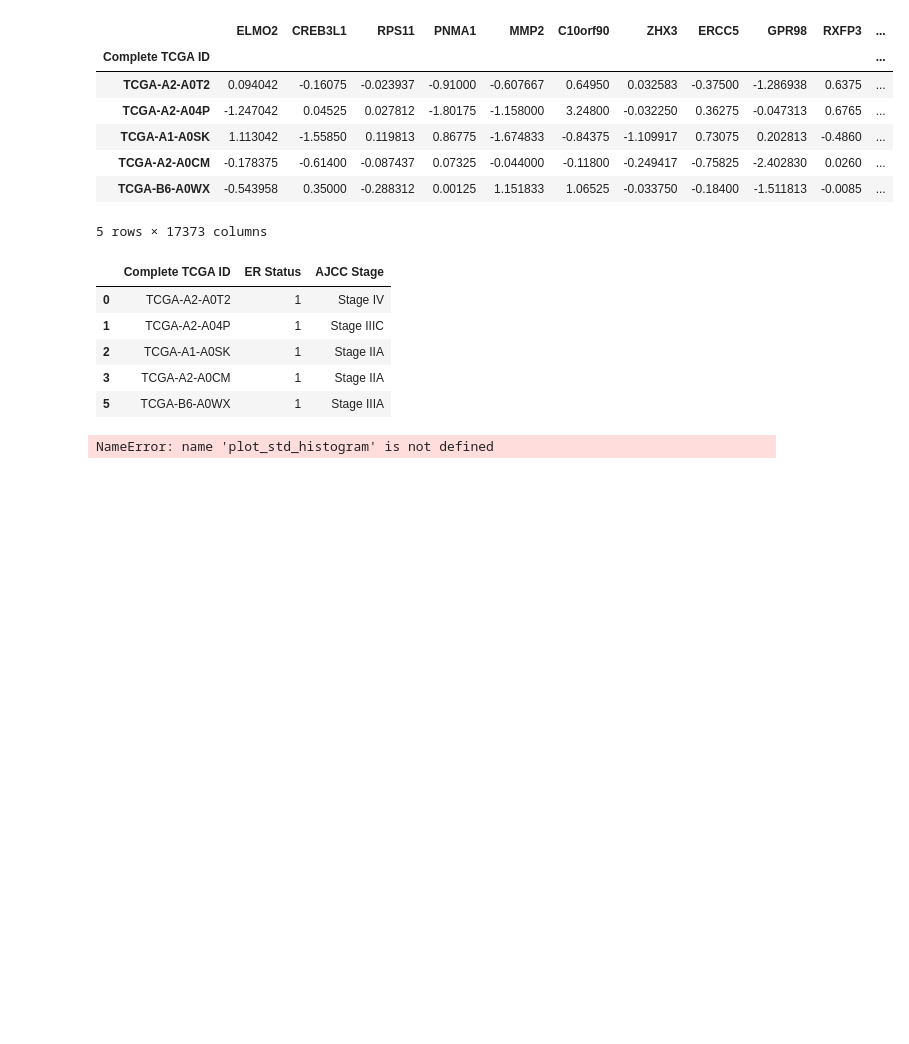
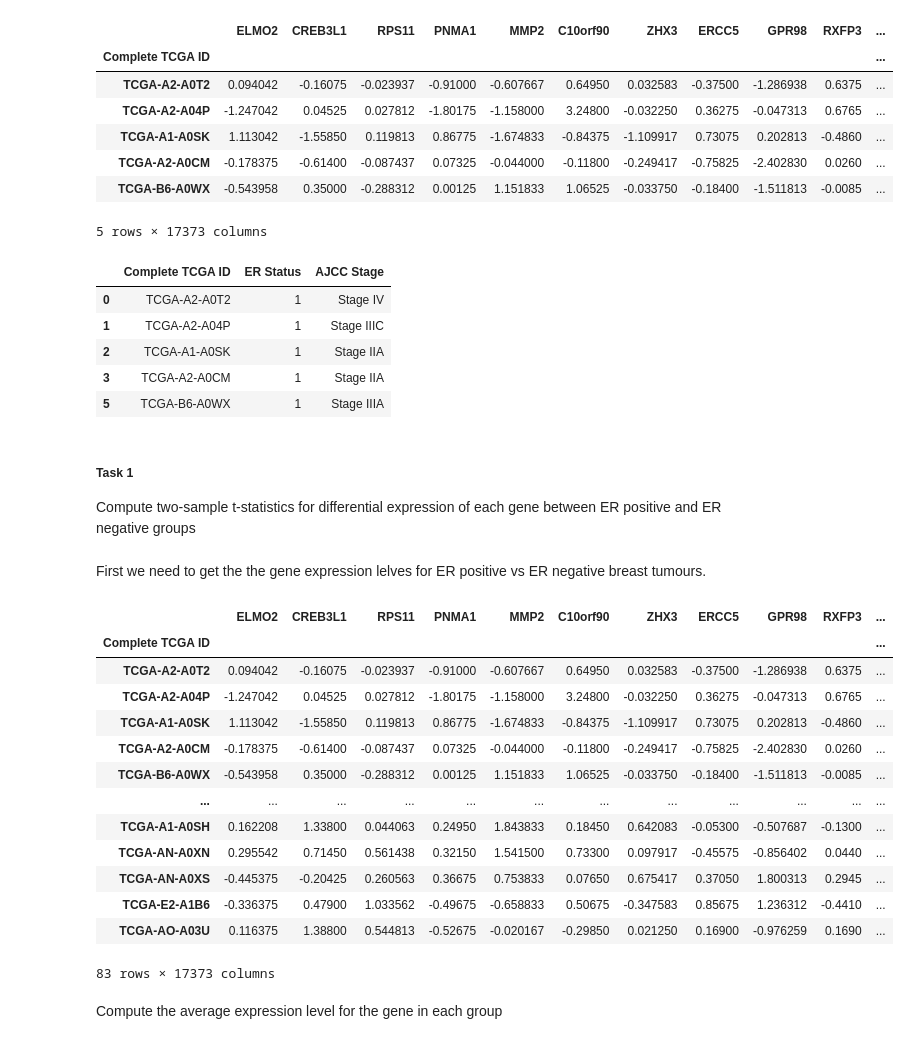
Before and after one commit to guutama/Statistical-significance-for-genomewide-studies, a Jupyter notebook: fdr_estimation.ipynb, the cells around one changed output. Saved outputs shown, nothing was run; the diff lists cells and outputs as text; code cells hidden in the pictures; blank space fills up the shorter version.

```diff
--- a/fdr_estimation.ipynb
+++ b/fdr_estimation.ipynb
@@ -79,4 +74,38 @@ genes_expression_standerdized =scaler.fit_transform(genes_expression)
-# %%
-plot_std    = plot_std_histogram(std=std)
-# %% [output]
-NameError: name 'plot_std_histogram' is not defined
+# %% [markdown]
+##### Task 1
+
+Compute two-sample t-statistics for differential expression of each gene between ER positive and ER negative groups
+# %% [markdown]
+First we need to get the the gene expression lelves for ER positive vs ER negative breast tumours.
+# %%
+
+
+#
+filter_pos =(estrogen_receptor["ER Status"]==0)
+filter_neg =(estrogen_receptor["ER Status"]==1)
+filter
+ER_positive = genes_expression[filter_pos.to_list()]
+ER_negative = genes_expression[filter_neg.to_list()]
+ER_positive
+n1 =len(ER_positive)
+n2 = len(ER_negative)
+n= n1+n2
+# %%
+ER_negative
+# %% [output]
+|  | ELMO2 | CREB3L1 | RPS11 | PNMA1 | MMP2 | C10orf90 | ZHX3 | ERCC5 | GPR98 | RXFP3 | ... |
+| Complete TCGA ID |  |  |  |  |  |  |  |  |  |  | ... |
+| TCGA-A2-A0T2 | 0.094042 | -0.16075 | -0.023937 | -0.91000 | -0.607667 | 0.64950 | 0.032583 | -0.37500 | -1.286938 | 0.6375 | ... |
+| TCGA-A2-A04P | -1.247042 | 0.04525 | 0.027812 | -1.80175 | -1.158000 | 3.24800 | -0.032250 | 0.36275 | -0.047313 | 0.6765 | ... |
+| TCGA-A1-A0SK | 1.113042 | -1.55850 | 0.119813 | 0.86775 | -1.674833 | -0.84375 | -1.109917 | 0.73075 | 0.202813 | -0.4860 | ... |
+| TCGA-A2-A0CM | -0.178375 | -0.61400 | -0.087437 | 0.07325 | -0.044000 | -0.11800 | -0.249417 | -0.75825 | -2.402830 | 0.0260 | ... |
+| TCGA-B6-A0WX | -0.543958 | 0.35000 | -0.288312 | 0.00125 | 1.151833 | 1.06525 | -0.033750 | -0.18400 | -1.511813 | -0.0085 | ... |
+| ... | ... | ... | ... | ... | ... | ... | ... | ... | ... | ... | ... |
+| TCGA-A1-A0SH | 0.162208 | 1.33800 | 0.044063 | 0.24950 | 1.843833 | 0.18450 | 0.642083 | -0.05300 | -0.507687 | -0.1300 | ... |
+| TCGA-AN-A0XN | 0.295542 | 0.71450 | 0.561438 | 0.32150 | 1.541500 | 0.73300 | 0.097917 | -0.45575 | -0.856402 | 0.0440 | ... |
+| TCGA-AN-A0XS | -0.445375 | -0.20425 | 0.260563 | 0.36675 | 0.753833 | 0.07650 | 0.675417 | 0.37050 | 1.800313 | 0.2945 | ... |
+| TCGA-E2-A1B6 | -0.336375 | 0.47900 | 1.033562 | -0.49675 | -0.658833 | 0.50675 | -0.347583 | 0.85675 | 1.236312 | -0.4410 | ... |
+| TCGA-AO-A03U | 0.116375 | 1.38800 | 0.544813 | -0.52675 | -0.020167 | -0.29850 | 0.021250 | 0.16900 | -0.976259 | 0.1690 | ... |
+83 rows × 17373 columns
+# %% [markdown]
+Compute the average expression level for the gene in each group
```
Also changed, not shown: parts of 13 cells of this notebook.
